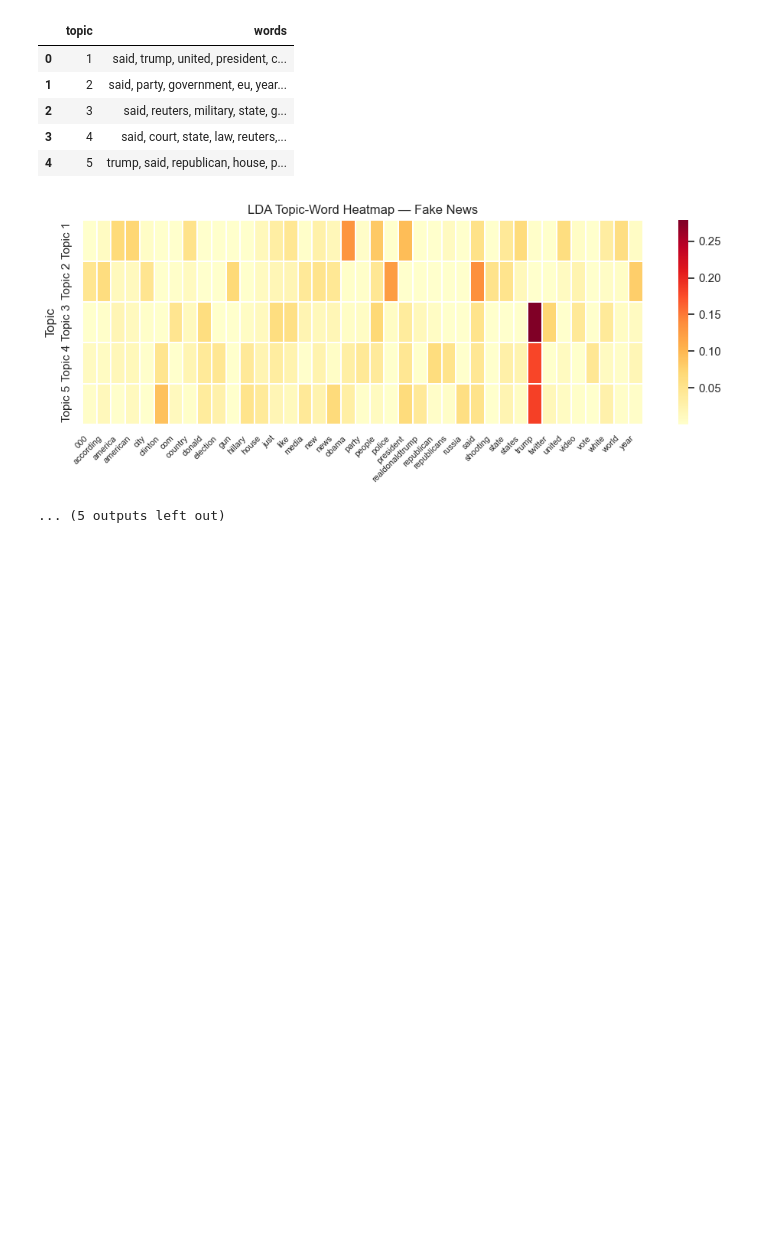
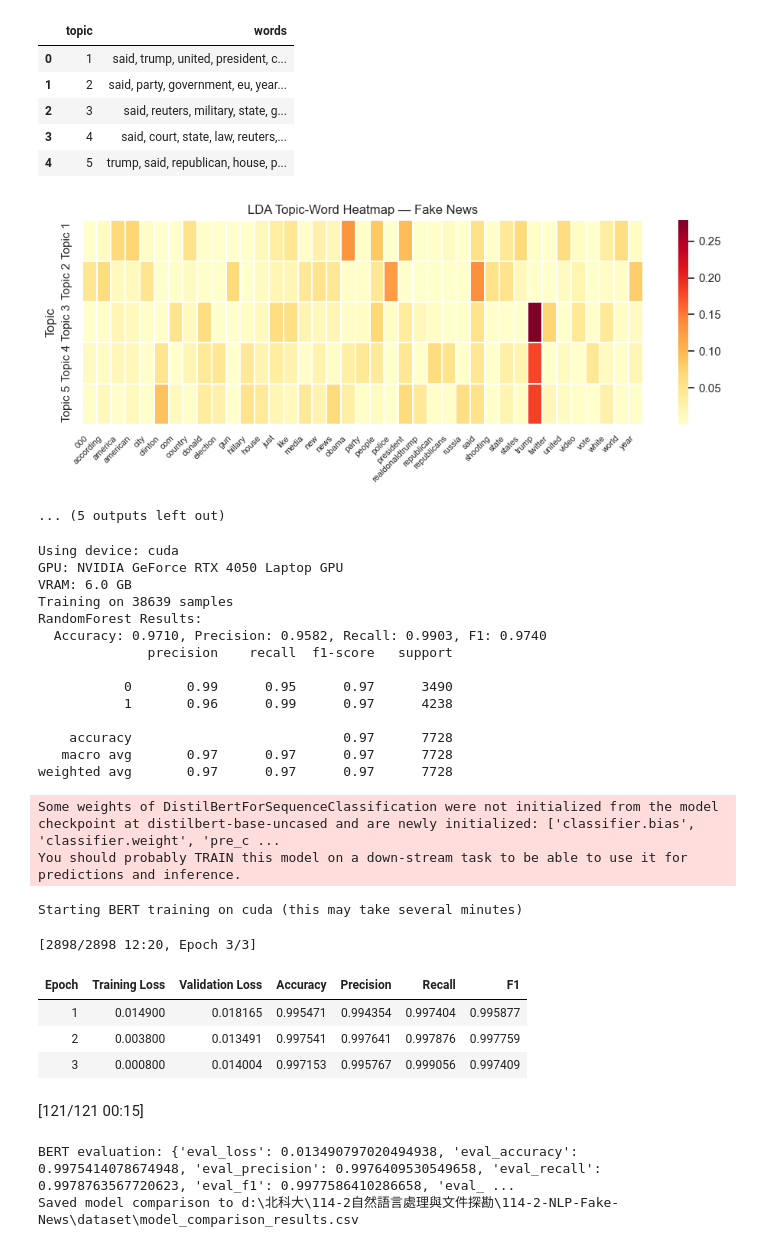
Before and after one commit to IanChen611/114-2-NLP-Fake-News, a Jupyter notebook: src/main.ipynb, the cells around one changed output. Cells and saved outputs as stored; diff of their text form; code cells hidden in the pictures; blank space fills up the shorter version.

```diff
--- a/src/main.ipynb
+++ b/src/main.ipynb
@@ -662,11 +651,13 @@ df = pd.read_csv(os.path.join(data_root, 'cleaned_news.csv'))
 if 'label' not in df.columns:
     raise ValueError('cleaned_news.csv 必須包含 label 欄位')
 
-# 取樣以加速示範（如資料量大，可調整 sample_n 或設為 None 表示使用全部）
-sample_n = 8000  # set to None to use all rows
+# 使用全部資料以獲得更好的泛化能力（原本 8000 筆會讓 BERT 過度擬合資料集的表面特徵）
+# 如果記憶體不夠，可以設定 sample_n = 20000
+sample_n = None  # None = 使用全部資料
 if sample_n is not None and len(df) > sample_n:
     df = df.sample(n=sample_n, random_state=42)
 
+print(f'Training on {len(df)} samples')
 texts = df['text'].astype(str).tolist()
 labels = df['label'].astype(int).tolist()
 
@@ -688,7 +679,7 @@ print('RandomForest Results:')
 print(f'  Accuracy: {rf_acc:.4f}, Precision: {rf_prec:.4f}, Recall: {rf_rec:.4f}, F1: {rf_f1:.4f}')
 print(classification_report(y_test, y_pred_rf))
 
-# BERT (DistilBERT) fine-tuning -- 使用 CUDA 加速
+# BERT (DistilBERT) fine-tuning
 model_name = 'distilbert-base-uncased'
 tokenizer = DistilBertTokenizerFast.from_pretrained(model_name)
 
@@ -706,17 +697,27 @@ test_ds = test_ds.rename_column('label', 'labels')
 train_ds.set_format('torch')
 test_ds.set_format('torch')
 
-model = DistilBertForSequenceClassification.from_pretrained(model_name, num_labels=2)
+# 明確設定 id2label 避免 pipeline 輸出 LABEL_0/LABEL_1 造成解讀混淆
+model = DistilBertForSequenceClassification.from_pretrained(
+    model_name,
+    num_labels=2,
+    id2label={0: 'FAKE', 1: 'REAL'},
+    label2id={'FAKE': 0, 'REAL': 1}
+)
 model = model.to(device)
 
 use_cuda = torch.cuda.is_available()
 training_args = TrainingArguments(
     output_dir=os.path.join(data_root, 'bert_out'),
-    per_device_train_batch_size=32 if use_cuda else 16,   # GPU 可用較大 batch
+    per_device_train_batch_size=32 if use_cuda else 16,
     per_device_eval_batch_size=64 if use_cuda else 32,
-    num_train_epochs=2,
-    logging_steps=50,
-    fp16=use_cuda,            # 半精度浮點數加速（僅 CUDA）
+    num_train_epochs=3,        # 增加到 3 epochs 以學習更多語意特徵
+    eval_strategy='epoch',
+    save_strategy='epoch',
+    load_best_model_at_end=True,
+    metric_for_best_model='f1',
+    logging_steps=100,
+    fp16=use_cuda,
     dataloader_pin_memory=use_cuda,
     use_cpu=not use_cuda,
 )
@@ -726,33 +727,59 @@ def compute_metrics(eval_pred):
     preds = np.argmax(preds, axis=1)
     return {
         'accuracy': accuracy_score(labels, preds),
         'precision': precision_score(labels, preds, average='binary'),
         'recall': recall_score(labels, preds, average='binary'),
         'f1': f1_score(labels, preds, average='binary')
     }
 
 trainer = Trainer(
     model=model,
     args=training_args,
     train_dataset=train_ds,
     eval_dataset=test_ds,
     compute_metrics=compute_metrics,
 )
 print(f'Starting BERT training on {device} (this may take several minutes)')
 trainer.train()
 res = trainer.evaluate()
 print('BERT evaluation:', res)
 
 # 儲存比較結果
 results = {
     'model': ['RandomForest', 'DistilBERT'],
     'accuracy': [rf_acc, res.get('eval_accuracy')],
     'precision': [rf_prec, res.get('eval_precision')],
     'recall': [rf_rec, res.get('eval_recall')],
     'f1': [rf_f1, res.get('eval_f1')]
 }
 pd.DataFrame(results).to_csv(os.path.join(data_root, 'model_comparison_results.csv'), index=False)
 print('Saved model comparison to', os.path.join(data_root, 'model_comparison_results.csv'))
+# %% [output]
+Using device: cuda
+GPU: NVIDIA GeForce RTX 4050 Laptop GPU
+VRAM: 6.0 GB
+Training on 38639 samples
+RandomForest Results:
+  Accuracy: 0.9710, Precision: 0.9582, Recall: 0.9903, F1: 0.9740
+              precision    recall  f1-score   support
+
+           0       0.99      0.95      0.97      3490
+           1       0.96      0.99      0.97      4238
+
+    accuracy                           0.97      7728
+   macro avg       0.97      0.97      0.97      7728
+weighted avg       0.97      0.97      0.97      7728
+Some weights of DistilBertForSequenceClassification were not initialized from the model checkpoint at distilbert-base-uncased and are newly initialized: ['classifier.bias', 'classifier.weight', 'pre_c ...
+You should probably TRAIN this model on a down-stream task to be able to use it for predictions and inference.
+Starting BERT training on cuda (this may take several minutes)
+[2898/2898 12:20, Epoch 3/3]
+| Epoch | Training Loss | Validation Loss | Accuracy | Precision | Recall | F1 |
+| 1 | 0.014900 | 0.018165 | 0.995471 | 0.994354 | 0.997404 | 0.995877 |
+| 2 | 0.003800 | 0.013491 | 0.997541 | 0.997641 | 0.997876 | 0.997759 |
+| 3 | 0.000800 | 0.014004 | 0.997153 | 0.995767 | 0.999056 | 0.997409 |
+[121/121 00:15]
+BERT evaluation: {'eval_loss': 0.013490797020494938, 'eval_accuracy': 0.9975414078674948, 'eval_precision': 0.9976409530549658, 'eval_recall': 0.9978763567720623, 'eval_f1': 0.9977586410286658, 'eval_ ...
+Saved model comparison to d:\北科大\114-2自然語言處理與文件探勘\114-2-NLP-Fake-News\dataset\model_comparison_results.csv
 # %%
 # Step 6: 完整的測試報告
 import os
```
Also changed, not shown: parts of 4 cells of this notebook, 3 other files.
